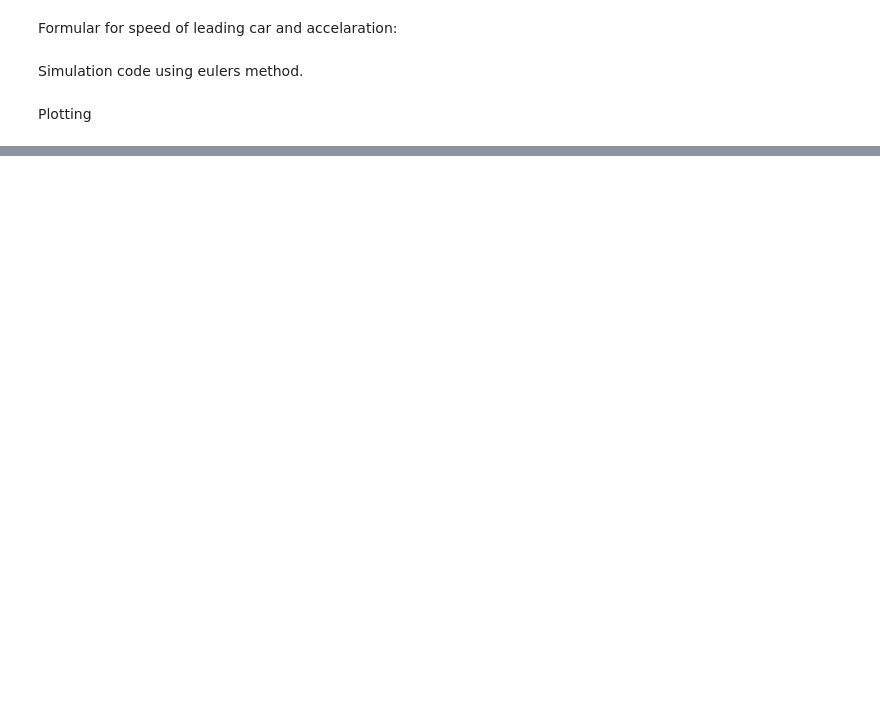
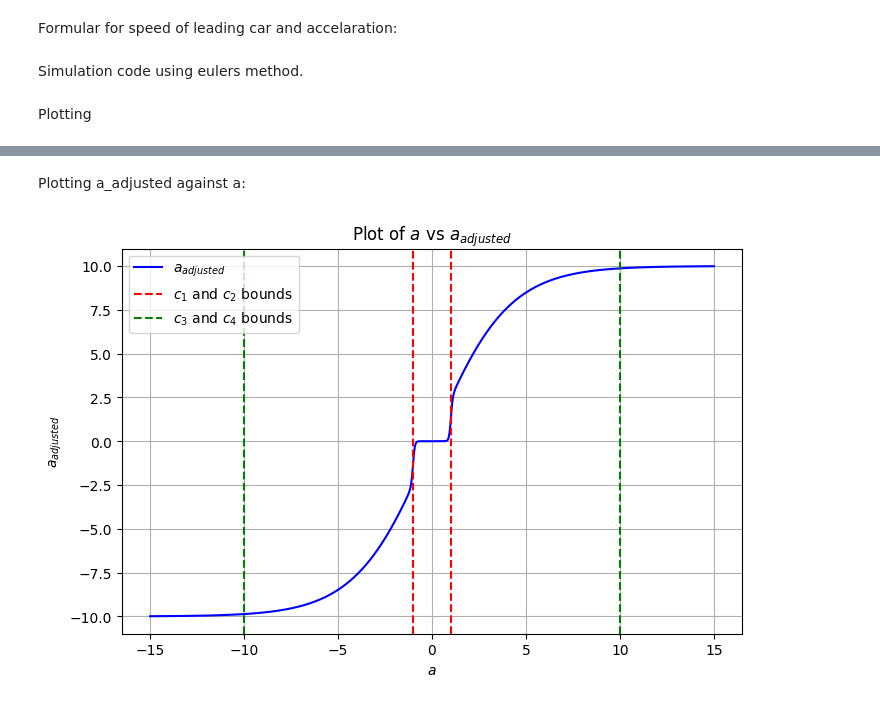
Before and after one commit to s204496/01257_advanced_math_modeling, a Jupyter notebook: numerical_simulations.ipynb, the cells around one changed output, grey strips where cells are left out. Drawn from its saved outputs; the diff is of its cells as text; code cells hidden in the pictures; blank space fills up the shorter version.

```diff
--- a/numerical_simulations.ipynb
+++ b/numerical_simulations.ipynb
@@ -97,0 +116,26 @@ plt.show()
+# %% [markdown]
+Plotting a_adjusted against a:
+# %%
+# Generate data for a
+a_values = np.linspace(-15, 15, 5000)
+a_adjusted = acc_adj(a_values, c1, c2, c3, c4, k, l)
+
+# Plot
+plt.figure(figsize=(8, 5))
+plt.plot(a_values, a_adjusted, label='$a_{adjusted}$', color='blue')
+
+# Add vertical lines
+plt.axvline(c1, color='red', linestyle='--', label='$c_1$ and $c_2$ bounds')
+plt.axvline(c2, color='red', linestyle='--')
+plt.axvline(c3, color='green', linestyle='--', label='$c_3$ and $c_4$ bounds')
+plt.axvline(c4, color='green', linestyle='--')
+
+# Additional plot details
+plt.title('Plot of $a$ vs $a_{adjusted}$')
+plt.xlabel('$a$')
+plt.ylabel('$a_{adjusted}$')
+plt.legend()
+plt.grid(True)
+plt.show()
+# %% [output]
+[figure, added]
```
Also changed, not shown: parts of 5 cells of this notebook.
